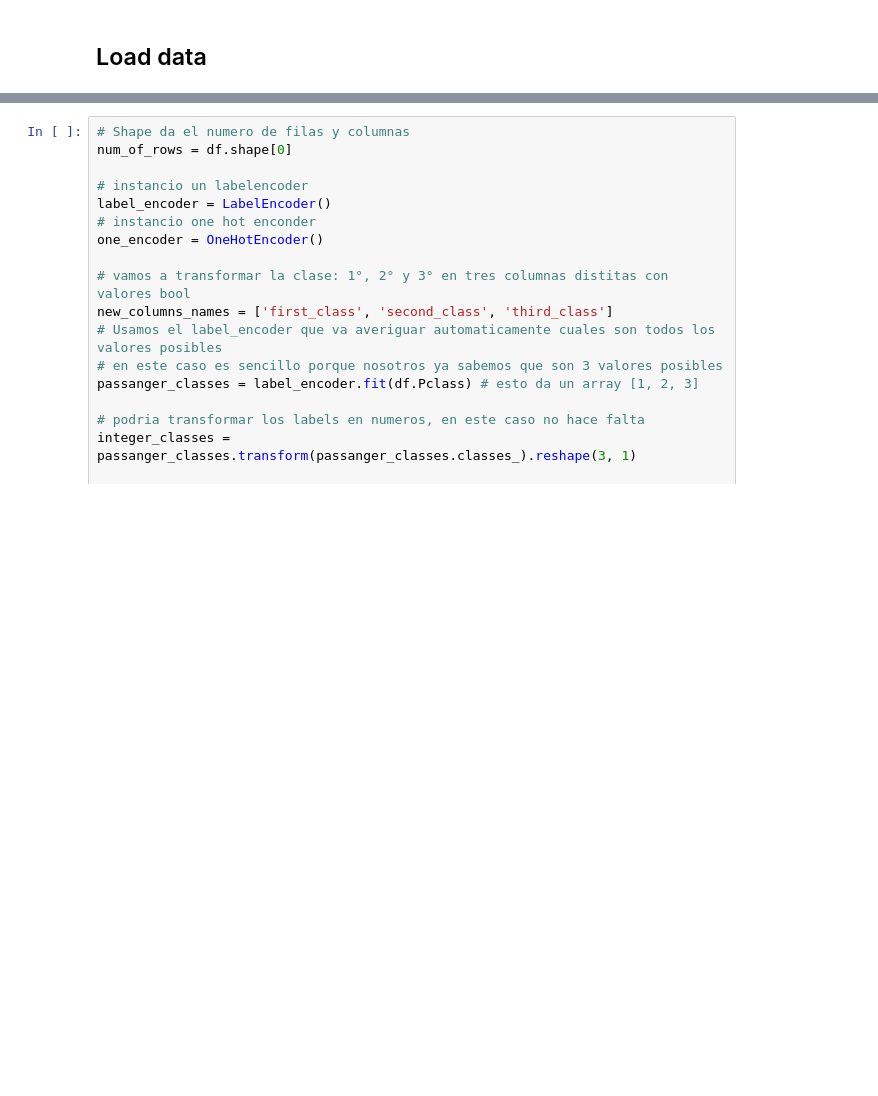
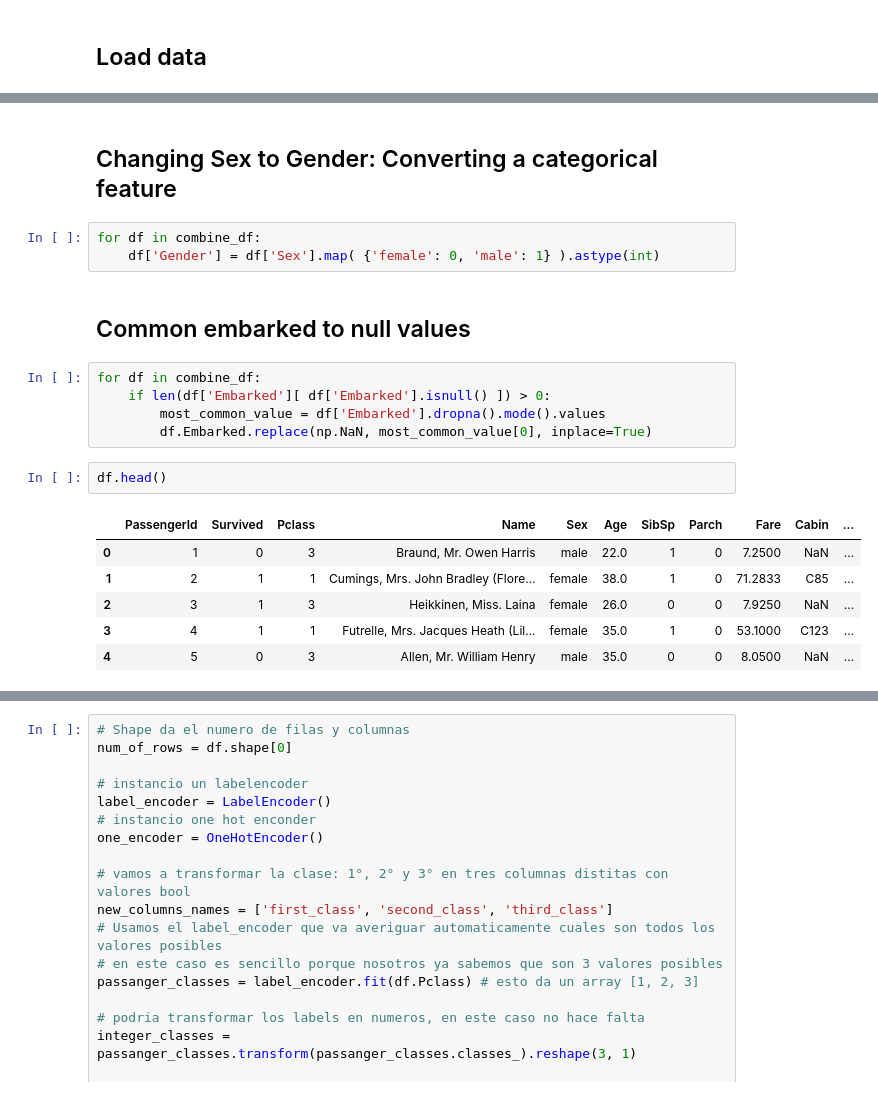
Before and after one commit to eduzen/kaggle, a Jupyter notebook: titanic/titanic.ipynb, the cells around one changed output, grey strips where cells are left out. Saved outputs shown, nothing was run; the diff lists cells and outputs as text; blank space fills up the shorter version.

```diff
--- a/titanic/titanic.ipynb
+++ b/titanic/titanic.ipynb
@@ -29,0 +76,21 @@ print(len(X_test.columns), len(X_train.columns))
+# %% [markdown]
+## Changing Sex to Gender: Converting a categorical feature
+# %%
+for df in combine_df:
+    df['Gender'] = df['Sex'].map( {'female': 0, 'male': 1} ).astype(int)
+# %% [markdown]
+##  Common embarked to null values
+# %%
+for df in combine_df:
+    if len(df['Embarked'][ df['Embarked'].isnull() ]) > 0:
+        most_common_value = df['Embarked'].dropna().mode().values
+        df.Embarked.replace(np.NaN, most_common_value[0], inplace=True)
+# %%
+df.head()
+# %% [output]
+|  | PassengerId | Survived | Pclass | Name | Sex | Age | SibSp | Parch | Fare | Cabin | ... |
+| 0 | 1 | 0 | 3 | Braund, Mr. Owen Harris | male | 22.0 | 1 | 0 | 7.2500 | NaN | ... |
+| 1 | 2 | 1 | 1 | Cumings, Mrs. John Bradley (Flore... | female | 38.0 | 1 | 0 | 71.2833 | C85 | ... |
+| 2 | 3 | 1 | 3 | Heikkinen, Miss. Laina | female | 26.0 | 0 | 0 | 7.9250 | NaN | ... |
+| 3 | 4 | 1 | 1 | Futrelle, Mrs. Jacques Heath (Lil... | female | 35.0 | 1 | 0 | 53.1000 | C123 | ... |
+| 4 | 5 | 0 | 3 | Allen, Mr. William Henry | male | 35.0 | 0 | 0 | 8.0500 | NaN | ... |
```
Also changed, not shown: parts of 22 cells of this notebook, 1 other file.
